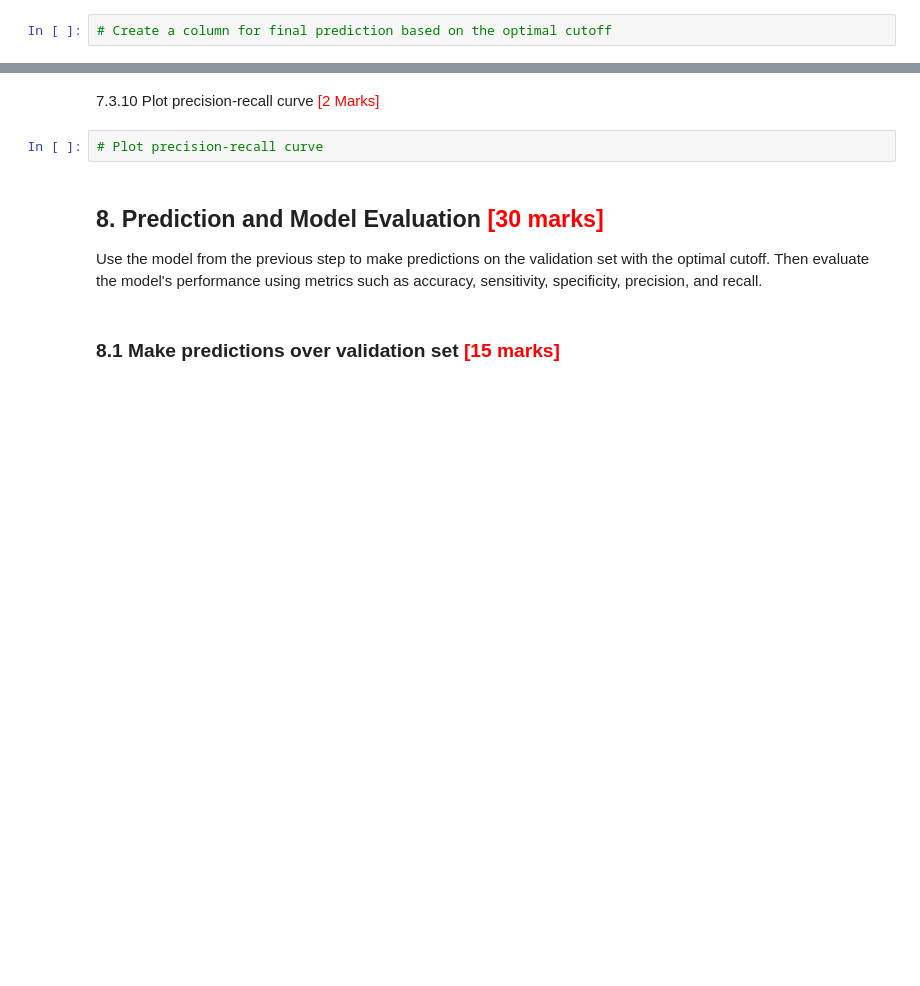
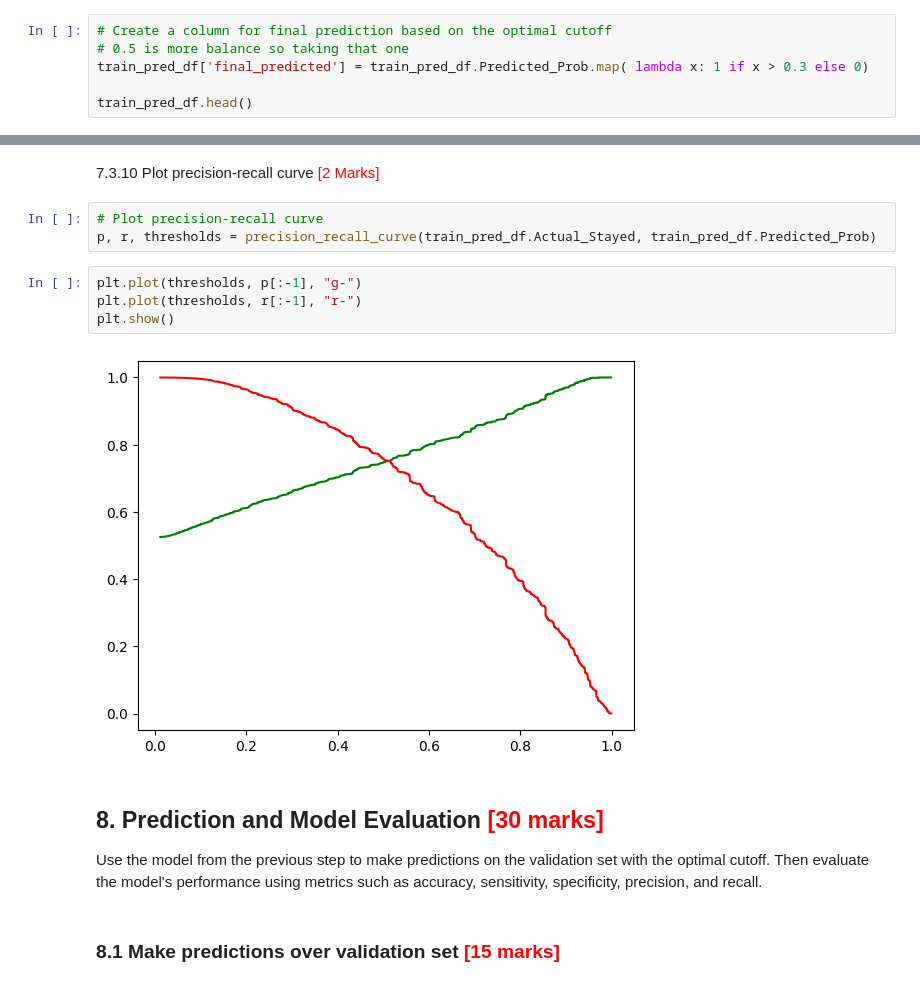
Before and after one commit to DurgaPrasad-237/logistic_regression_assignment, a Jupyter notebook: Predicting_Employee_Retention_Starter.ipynb, the cells around one changed output, grey strips where cells are left out. Drawn from its saved outputs; the diff is of its cells as text; blank space fills up the shorter version.

```diff
--- a/Predicting_Employee_Retention_Starter.ipynb
+++ b/Predicting_Employee_Retention_Starter.ipynb
@@ -882,3 +1077,7 @@ Check sensitivity and specificity tradeoff to find the optimal cutoff point.
 7.3.4 Create a column for final prediction based on the optimal cutoff <font color="red">[2 Marks]</font>
 # %%
 # Create a column for final prediction based on the optimal cutoff
+# 0.5 is more balance so taking that one
+train_pred_df['final_predicted'] = train_pred_df.Predicted_Prob.map( lambda x: 1 if x > 0.3 else 0)
+
+train_pred_df.head()
@@ -919,6 +1179,13 @@ from sklearn.metrics import precision_recall_curve
 7.3.10 Plot precision-recall curve <font color="red">[2 Marks]</font>
 # %%
 # Plot precision-recall curve
+p, r, thresholds = precision_recall_curve(train_pred_df.Actual_Stayed, train_pred_df.Predicted_Prob)
+# %%
+plt.plot(thresholds, p[:-1], "g-")
+plt.plot(thresholds, r[:-1], "r-")
+plt.show()
+# %% [output]
+[figure, added]
 # %% [markdown]
 ## **8. Prediction and Model Evaluation** <font color = red>[30 marks]</font>
 
```
Also changed, not shown: parts of 57 cells of this notebook.
